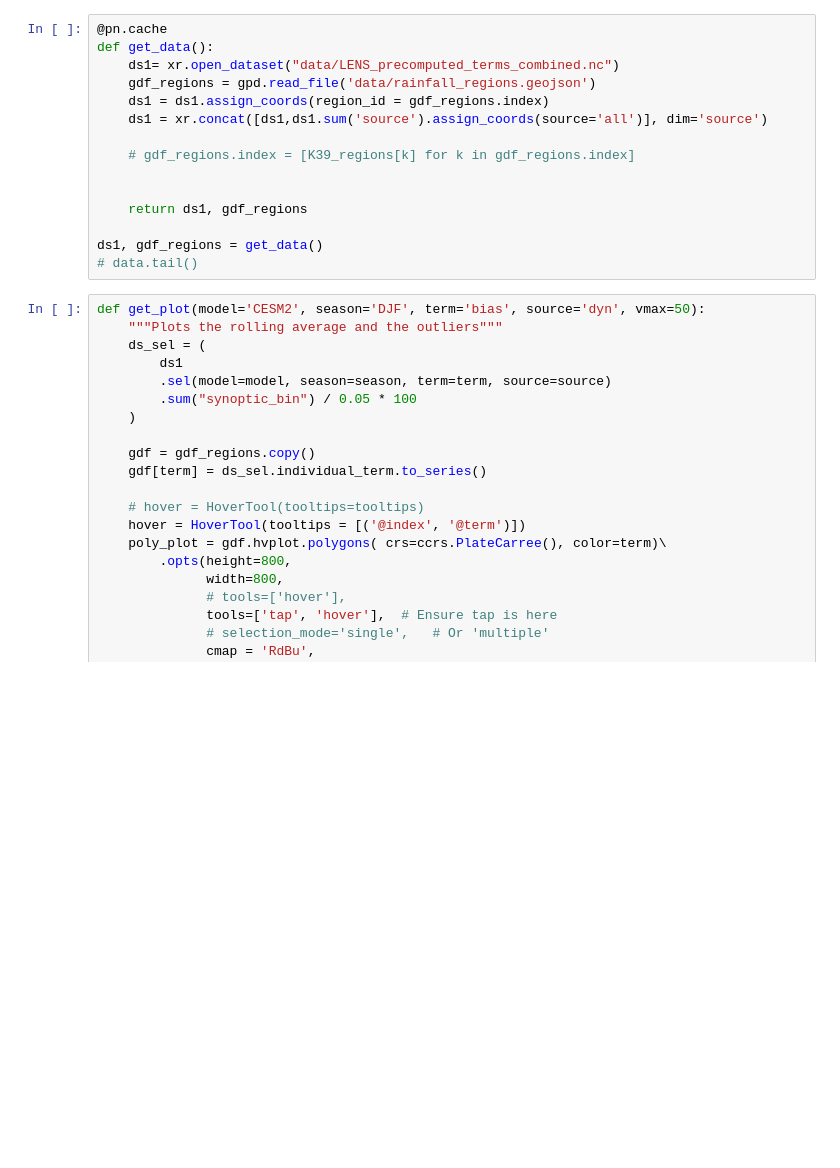
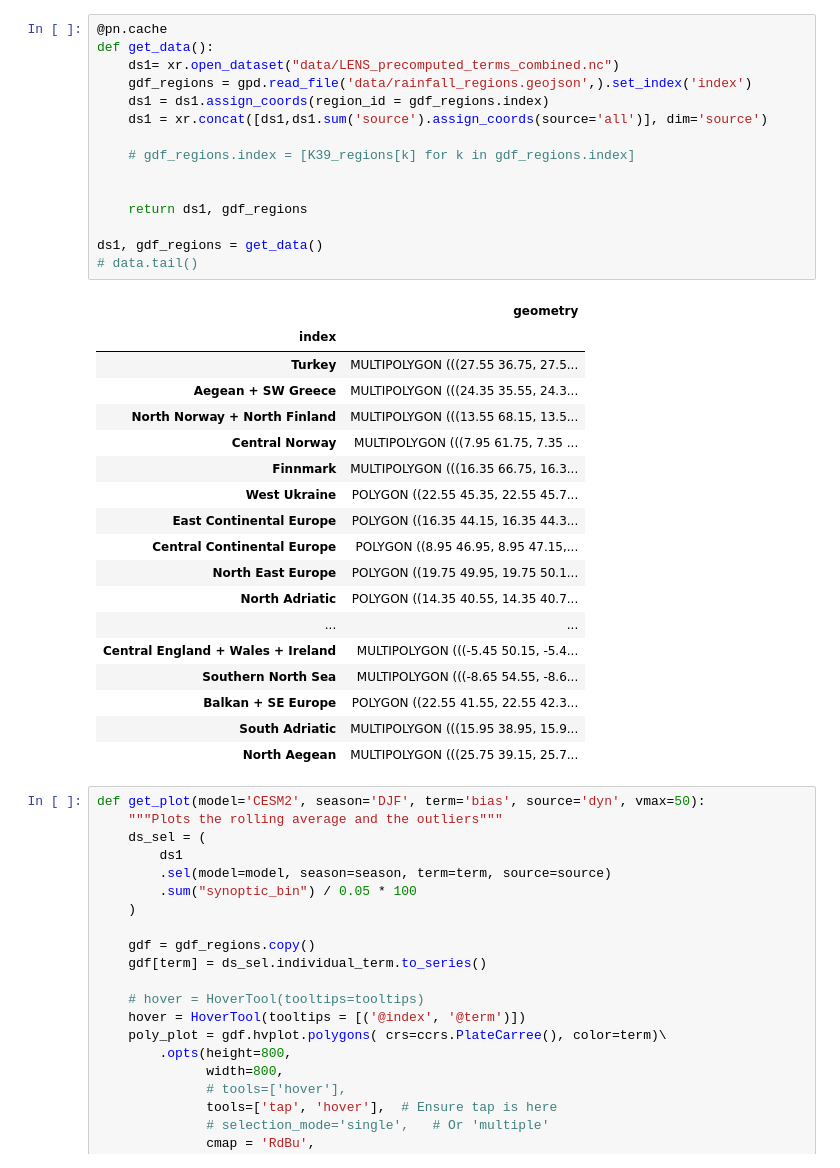
Before and after one commit to rguilcas/CMIP-precursors-interactive, a Jupyter notebook: panel_app.ipynb, the cells around one changed output. Drawn from its saved outputs; the diff is of its cells as text; blank space fills up the shorter version.

```diff
--- a/panel_app.ipynb
+++ b/panel_app.ipynb
@@ -22,18 +22,37 @@ pn.extension(design="material", sizing_mode="stretch_width")
 # %%
 @pn.cache
 def get_data():
     ds1= xr.open_dataset("data/LENS_precomputed_terms_combined.nc")
-    gdf_regions = gpd.read_file('data/rainfall_regions.geojson')
+    gdf_regions = gpd.read_file('data/rainfall_regions.geojson',).set_index('index')
     ds1 = ds1.assign_coords(region_id = gdf_regions.index)
     ds1 = xr.concat([ds1,ds1.sum('source').assign_coords(source='all')], dim='source')
 
     # gdf_regions.index = [K39_regions[k] for k in gdf_regions.index]
 
 
     return ds1, gdf_regions
 
 ds1, gdf_regions = get_data()
 # data.tail()
+# %% [output]
+|  | geometry |
+| index |  |
+| Turkey | MULTIPOLYGON (((27.55 36.75, 27.5... |
+| Aegean + SW Greece | MULTIPOLYGON (((24.35 35.55, 24.3... |
+| North Norway + North Finland | MULTIPOLYGON (((13.55 68.15, 13.5... |
+| Central Norway | MULTIPOLYGON (((7.95 61.75, 7.35 ... |
+| Finnmark | MULTIPOLYGON (((16.35 66.75, 16.3... |
+| West Ukraine | POLYGON ((22.55 45.35, 22.55 45.7... |
+| East Continental Europe | POLYGON ((16.35 44.15, 16.35 44.3... |
+| Central Continental Europe | POLYGON ((8.95 46.95, 8.95 47.15,... |
+| North East Europe | POLYGON ((19.75 49.95, 19.75 50.1... |
+| North Adriatic | POLYGON ((14.35 40.55, 14.35 40.7... |
+| ... | ... |
+| Central England + Wales + Ireland | MULTIPOLYGON (((-5.45 50.15, -5.4... |
+| Southern North Sea | MULTIPOLYGON (((-8.65 54.55, -8.6... |
+| Balkan + SE Europe | POLYGON ((22.55 41.55, 22.55 42.3... |
+| South Adriatic | MULTIPOLYGON (((15.95 38.95, 15.9... |
+| North Aegean | MULTIPOLYGON (((25.75 39.15, 25.7... |
 # %%
 def get_plot(model='CESM2', season='DJF', term='bias', source='dyn', vmax=50):
     """Plots the rolling average and the outliers"""
```
Also changed, not shown: 1 other file.
